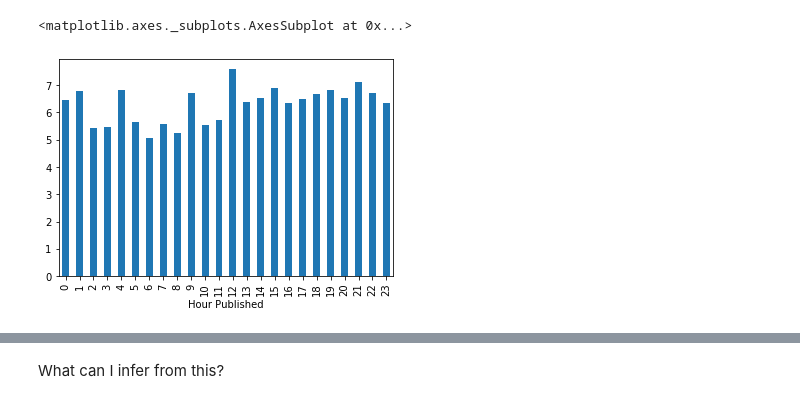
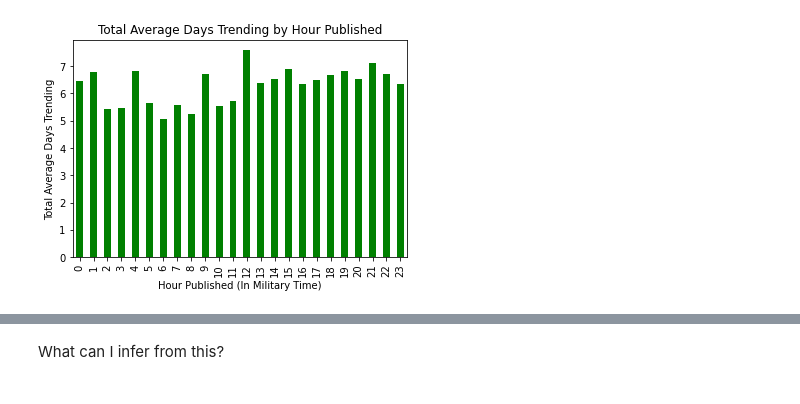
Before and after one commit to paholland/Project_YoutubeVideoStatistics, a Jupyter notebook: Michelle/Time Published vs. Views.ipynb, the cells around one changed output, grey strips where cells are left out. Saved outputs shown, nothing was run; the diff lists cells and outputs as text; code cells hidden in the pictures.

```diff
--- a/Michelle/Time Published vs. Views.ipynb
+++ b/Michelle/Time Published vs. Views.ipynb
@@ -69,7 +72,14 @@ time_df.head()
 # %%
 #Find average days trending vs. hour published and put into a bar graph
 
-time_df.groupby('Hour Published')['Number of Days Trending'].mean().plot(kind='bar')
+time_df.groupby('Hour Published')['Number of Days Trending'].mean().plot(kind='bar', color="green")
+
+plt.title("Total Average Days Trending by Hour Published")
+plt.xlabel("Hour Published (In Military Time)")
+plt.ylabel("Total Average Days Trending")
+
+plt.savefig("TotalDaysTrendingMeanperHourPublishedBar")
+
+plt.show()
 # %% [output]
-<matplotlib.axes._subplots.AxesSubplot at 0x...>
-[figure, old version]
+[figure, new version]
```
Also changed, not shown: parts of 17 cells of this notebook, 3 other files.
